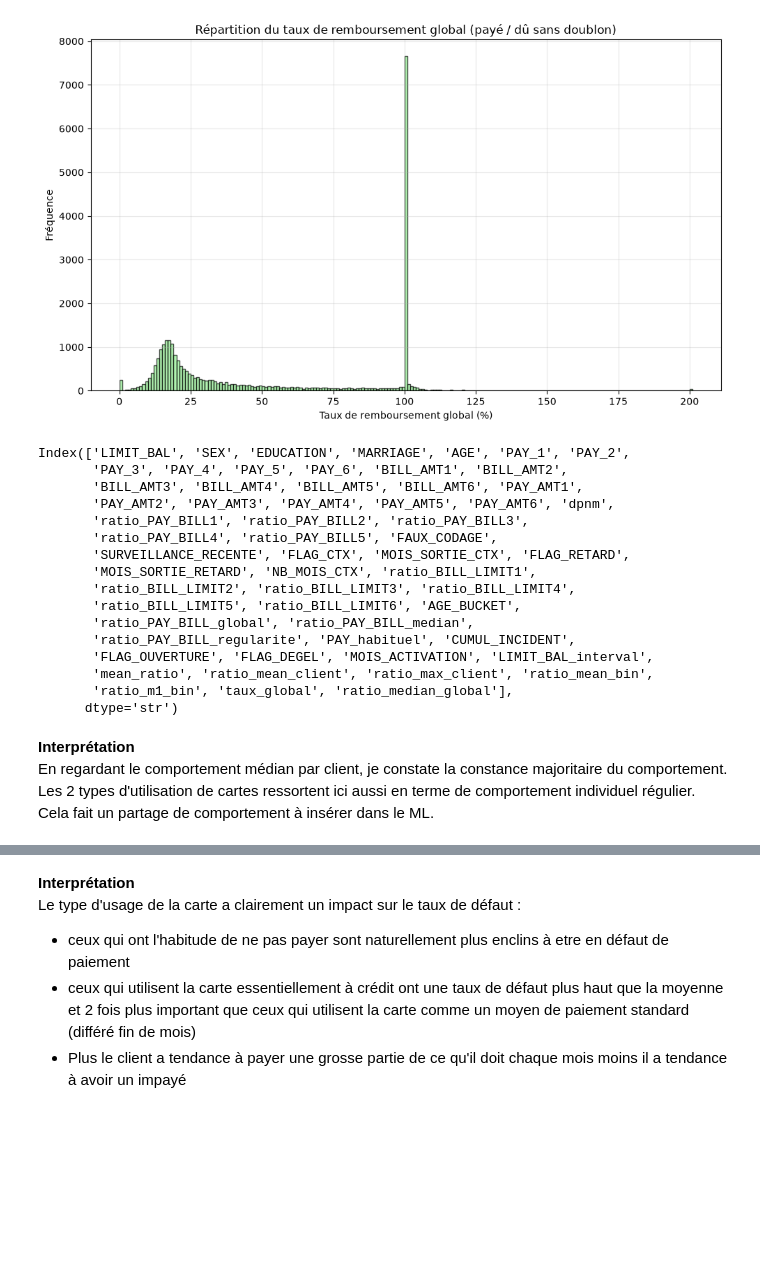
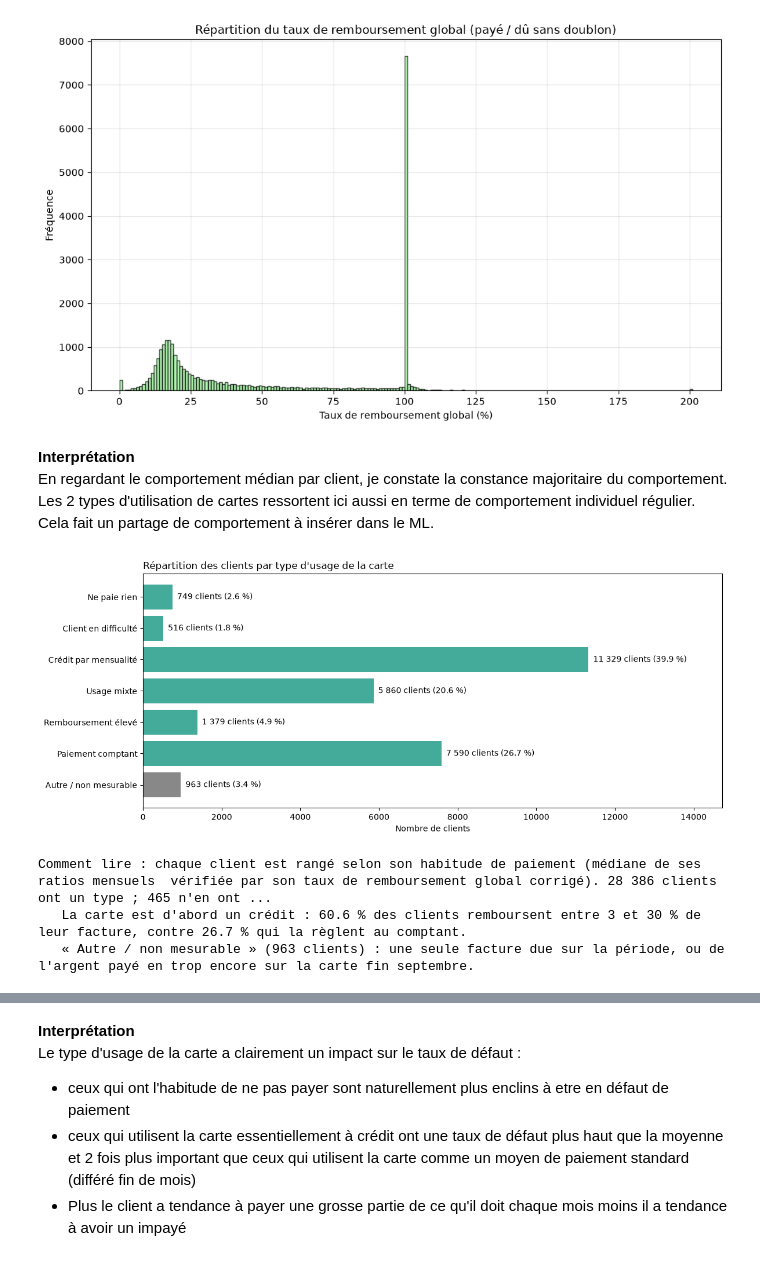
Before and after one commit to johan-mac-59/RiskLens_ML, a Jupyter notebook: src/05_03_EDA_storytelling.ipynb, the cells around one changed output, grey strips where cells are left out. Saved outputs shown, nothing was run; the diff lists cells and outputs as text; code cells hidden in the pictures; blank space fills up the shorter version.

```diff
--- a/src/05_03_EDA_storytelling.ipynb
+++ b/src/05_03_EDA_storytelling.ipynb
@@ -181,6 +214,18 @@ df['PAY_habituel'] = codifs.apply(codification_habituelle, axis=1).astype(int)
 print(df['PAY_habituel'].describe())
 print(df['PAY_habituel'].dtype)
 
+# PAY_habituel_hors_retard : codification la plus fréquente parmi les seuls mois codifiés -2, -1 ou 0 ; égalité : la plus récente ;
+# vide si aucun mois n'est codifié -2, -1 ou 0
+def codification_hors_retard(ligne):
+    sains = ligne[ligne <= 0]                           # de PAY_1 (septembre, le plus récent) à PAY_6
+    if sains.empty:
+        return np.nan
+    comptes = sains.value_counts()
+    return next(v for v in sains if comptes[v] == comptes.max())
+
+df['PAY_habituel_hors_retard'] = df[[f'PAY_{n}' for n in range(1, 7)]].apply(codification_hors_retard, axis=1).astype('Int64')
+print("PAY_habituel_hors_retard :", df['PAY_habituel_hors_retard'].value_counts(dropna=False).to_dict())
+
 # CUMUL_INCIDENT : nombre de mois en retard (codification 2 et plus) de PAY_1 à PAY_6, consécutifs ou non
 df['CUMUL_INCIDENT'] = (df[[f'PAY_{n}' for n in range(1, 7)]] >= 2).sum(axis=1).astype(int)
 print("CUMUL_INCIDENT :", df['CUMUL_INCIDENT'].value_counts().sort_index().to_dict())
@@ -2390,27 +2438,42 @@ Clients à 0 % pile : médiane classique 780 -> départage global 795
 Clients à 50 % pile : médiane classique 176 -> départage global 19
 Clients à 100 % pile : médiane classique 5676 -> départage global 6211
 [figure]
-# %%
-df.columns
-# %% [output]
-Index(['LIMIT_BAL', 'SEX', 'EDUCATION', 'MARRIAGE', 'AGE', 'PAY_1', 'PAY_2',
-       'PAY_3', 'PAY_4', 'PAY_5', 'PAY_6', 'BILL_AMT1', 'BILL_AMT2',
-       'BILL_AMT3', 'BILL_AMT4', 'BILL_AMT5', 'BILL_AMT6', 'PAY_AMT1',
-       'PAY_AMT2', 'PAY_AMT3', 'PAY_AMT4', 'PAY_AMT5', 'PAY_AMT6', 'dpnm',
-       'ratio_PAY_BILL1', 'ratio_PAY_BILL2', 'ratio_PAY_BILL3',
-       'ratio_PAY_BILL4', 'ratio_PAY_BILL5', 'FAUX_CODAGE',
-       'SURVEILLANCE_RECENTE', 'FLAG_CTX', 'MOIS_SORTIE_CTX', 'FLAG_RETARD',
-       'MOIS_SORTIE_RETARD', 'NB_MOIS_CTX', 'ratio_BILL_LIMIT1',
-       'ratio_BILL_LIMIT2', 'ratio_BILL_LIMIT3', 'ratio_BILL_LIMIT4',
-       'ratio_BILL_LIMIT5', 'ratio_BILL_LIMIT6', 'AGE_BUCKET',
-       'ratio_PAY_BILL_global', 'ratio_PAY_BILL_median',
-       'ratio_PAY_BILL_regularite', 'PAY_habituel', 'CUMUL_INCIDENT',
-       'FLAG_OUVERTURE', 'FLAG_DEGEL', 'MOIS_ACTIVATION', 'LIMIT_BAL_interval',
-       'mean_ratio', 'ratio_mean_client', 'ratio_max_client', 'ratio_mean_bin',
-       'ratio_m1_bin', 'taux_global', 'ratio_median_global'],
-      dtype='str')
 # %% [markdown]
 **Interprétation**
 En regardant le comportement médian par client, je constate la constance majoritaire du comportement.
 Les 2 types d'utilisation de cartes ressortent ici aussi en terme de comportement individuel régulier.
 Cela fait un partage de comportement à insérer dans le ML.
+# %%
+# Répartition des clients par type d'usage (colonne TYPE_USAGE créée en tête du notebook, définition : docs/colonnes_creees.md)
+import matplotlib.pyplot as plt
+
+ordre_types = ['Ne paie rien', 'Client en difficulté', 'Crédit par mensualité', 'Usage mixte',
+               'Remboursement élevé', 'Paiement comptant', 'Autre / non mesurable']
+repartition = df['TYPE_USAGE'].value_counts().reindex(ordre_types).fillna(0).astype(int)
+parts = repartition / repartition.sum() * 100
+sans_type = int(df['TYPE_USAGE'].isna().sum())
+
+fig, ax = plt.subplots(figsize=(12, 5))
+couleurs = ['#44AA99'] * 6 + ['#888888']          # « Autre / non mesurable » en gris : comportement non classé
+barres = ax.barh(ordre_types, repartition, color=couleurs)
+for barre, n, p in zip(barres, repartition, parts):
+    ax.text(barre.get_width(), barre.get_y() + barre.get_height() / 2, f'  {n:,} clients ({p:.1f} %)'.replace(',', ' '), va='center')
+ax.invert_yaxis()
+ax.set_xlim(0, repartition.max() * 1.3)
+ax.set_xlabel('Nombre de clients')
+ax.set_title("Répartition des clients par type d'usage de la carte", loc='left')
+plt.tight_layout()
+plt.show()
+
+print(f"Comment lire : chaque client est rangé selon son habitude de paiement (médiane de ses ratios mensuels, vérifiée par son taux "
+      f"de remboursement global corrigé). {repartition.sum():,} clients ont un type ; {sans_type:,} n'en ont pas "
+      f"(aucune facture due d'avril à août).".replace(',', ' '))
+print(f"   La carte est d'abord un crédit : {parts[['Crédit par mensualité', 'Usage mixte']].sum():.1f} % des clients remboursent entre 3 et 30 % "
+      f"de leur facture, contre {parts['Paiement comptant']:.1f} % qui la règlent au comptant.")
+print(f"   « Autre / non mesurable » ({repartition['Autre / non mesurable']} clients) : une seule facture due sur la période, "
+      f"ou de l'argent payé en trop encore sur la carte fin septembre.")
+# %% [output]
+[figure, added]
+Comment lire : chaque client est rangé selon son habitude de paiement (médiane de ses ratios mensuels  vérifiée par son taux de remboursement global corrigé). 28 386 clients ont un type ; 465 n'en ont ...
+   La carte est d'abord un crédit : 60.6 % des clients remboursent entre 3 et 30 % de leur facture, contre 26.7 % qui la règlent au comptant.
+   « Autre / non mesurable » (963 clients) : une seule facture due sur la période, ou de l'argent payé en trop encore sur la carte fin septembre.
```
Also changed, not shown: parts of 14 cells of this notebook, 4 other files.
